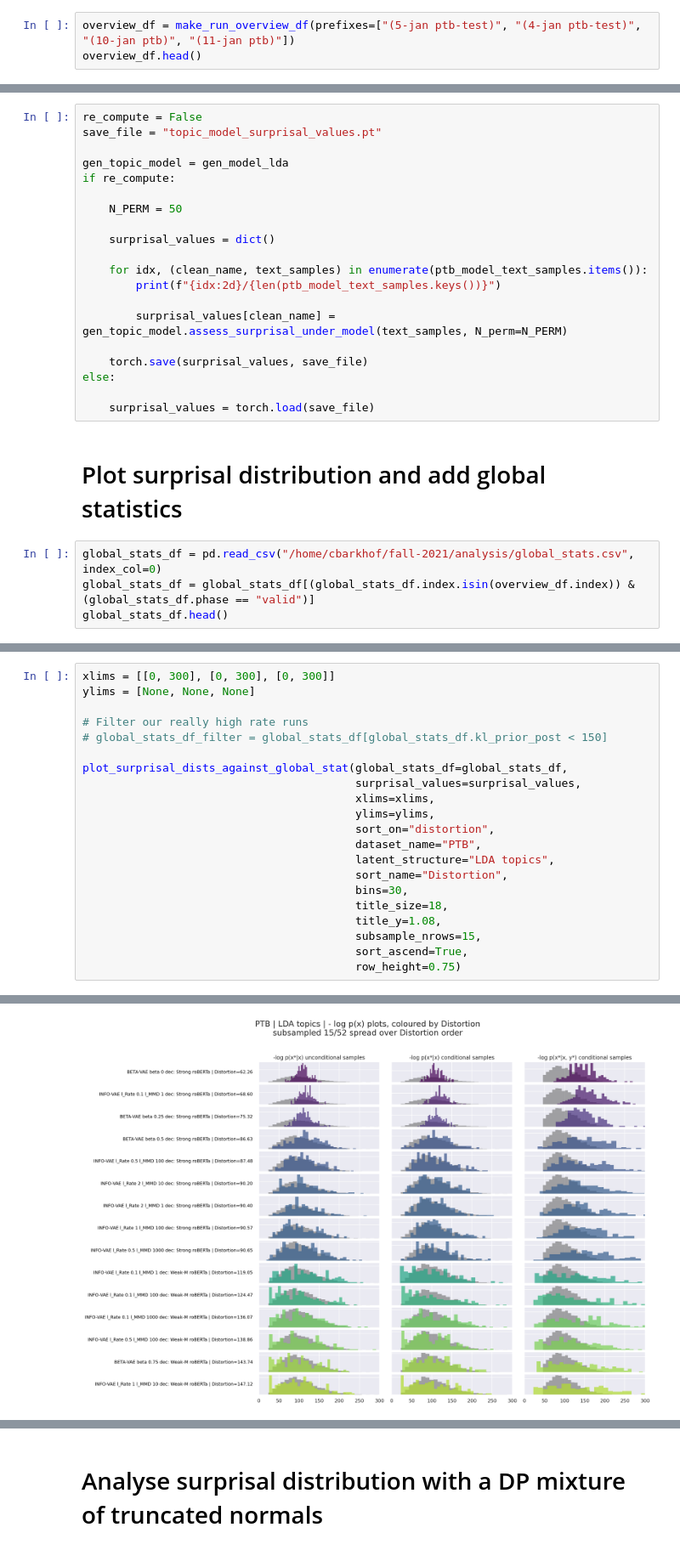
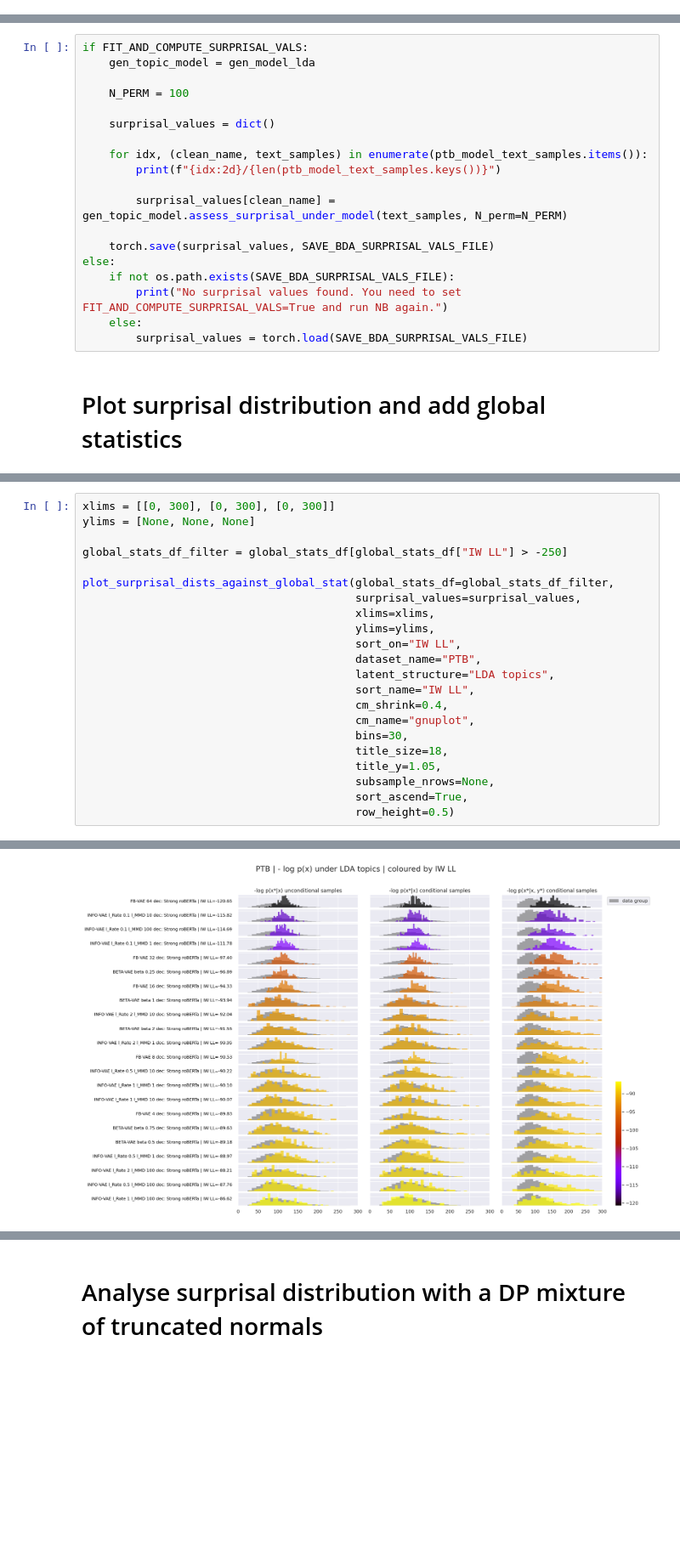
Before and after one commit to ClaartjeBarkhof/bayesian-statistical-criticism-vae, a Jupyter notebook: analysis/data_space/PTB_topics.ipynb, the cells around one changed output, grey strips where cells are left out. Shown at 85% size. Cells and saved outputs as stored; diff of their text form; blank space fills up the shorter version.

Commit message:
work on final analysis

```diff
--- a/analysis/data_space/PTB_topics.ipynb
+++ b/analysis/data_space/PTB_topics.ipynb
@@ -398,3 +213,0 @@ print(tabulate(table, headers=headers))
-# %%
-overview_df = make_run_overview_df(prefixes=["(5-jan ptb-test)", "(4-jan ptb-test)", "(10-jan ptb)", "(11-jan ptb)"])
-overview_df.head()
@@ -463,13 +254,10 @@ unconditional_sampled_text 200
 # %% [markdown]
 # Assess surprisal of model samples under generative model
 # %%
-re_compute = False
-save_file = "topic_model_surprisal_values.pt"
+if FIT_AND_COMPUTE_SURPRISAL_VALS:
+    gen_topic_model = gen_model_lda
 
-gen_topic_model = gen_model_lda
-if re_compute:
-
-    N_PERM = 50
+    N_PERM = 100
 
     surprisal_values = dict()
 
@@ -478,13 +266,11 @@ if re_compute:
 
         surprisal_values[clean_name] = gen_topic_model.assess_surprisal_under_model(text_samples, N_perm=N_PERM)
 
-    torch.save(surprisal_values, save_file)
+    torch.save(surprisal_values, SAVE_BDA_SURPRISAL_VALS_FILE)
 else:
-
-    surprisal_values = torch.load(save_file)
+    if not os.path.exists(SAVE_BDA_SURPRISAL_VALS_FILE):
+        print("No surprisal values found. You need to set FIT_AND_COMPUTE_SURPRISAL_VALS=True and run NB again.")
+    else:
+        surprisal_values = torch.load(SAVE_BDA_SURPRISAL_VALS_FILE)
 # %% [markdown]
 # Plot surprisal distribution and add global statistics
-# %%
-global_stats_df = pd.read_csv("/home/cbarkhof/fall-2021/analysis/global_stats.csv", index_col=0)
-global_stats_df = global_stats_df[(global_stats_df.index.isin(overview_df.index)) & (global_stats_df.phase == "valid")]
-global_stats_df.head()
@@ -500,21 +278,22 @@ global_stats_df.head()
 xlims = [[0, 300], [0, 300], [0, 300]]
 ylims = [None, None, None]
 
-# Filter our really high rate runs
-# global_stats_df_filter = global_stats_df[global_stats_df.kl_prior_post < 150]
+global_stats_df_filter = global_stats_df[global_stats_df["IW LL"] > -250]
 
-plot_surprisal_dists_against_global_stat(global_stats_df=global_stats_df,
+plot_surprisal_dists_against_global_stat(global_stats_df=global_stats_df_filter,
                                          surprisal_values=surprisal_values,
                                          xlims=xlims,
                                          ylims=ylims,
-                                         sort_on="distortion",
+                                         sort_on="IW LL",
                                          dataset_name="PTB",
                                          latent_structure="LDA topics",
-                                         sort_name="Distortion",
+                                         sort_name="IW LL",
+                                         cm_shrink=0.4,
+                                         cm_name="gnuplot",
                                          bins=30,
                                          title_size=18,
-                                         title_y=1.08,
-                                         subsample_nrows=15,
+                                         title_y=1.05,
+                                         subsample_nrows=None,
                                          sort_ascend=True,
-                                         row_height=0.75)
+                                         row_height=0.5)
 # %% [output]
@@ -522,4 +301,4 @@ Rows: 15, cols: 3, every: 3, n_groups: 52
-[figure, old version]
+[figure, new version]
 # %%
 xlims = [[0, 300], [0, 300], [0, 300]]
 ylims = [None, None, None]
```
Also changed, not shown: parts of 47 cells of this notebook, 19 other files.
